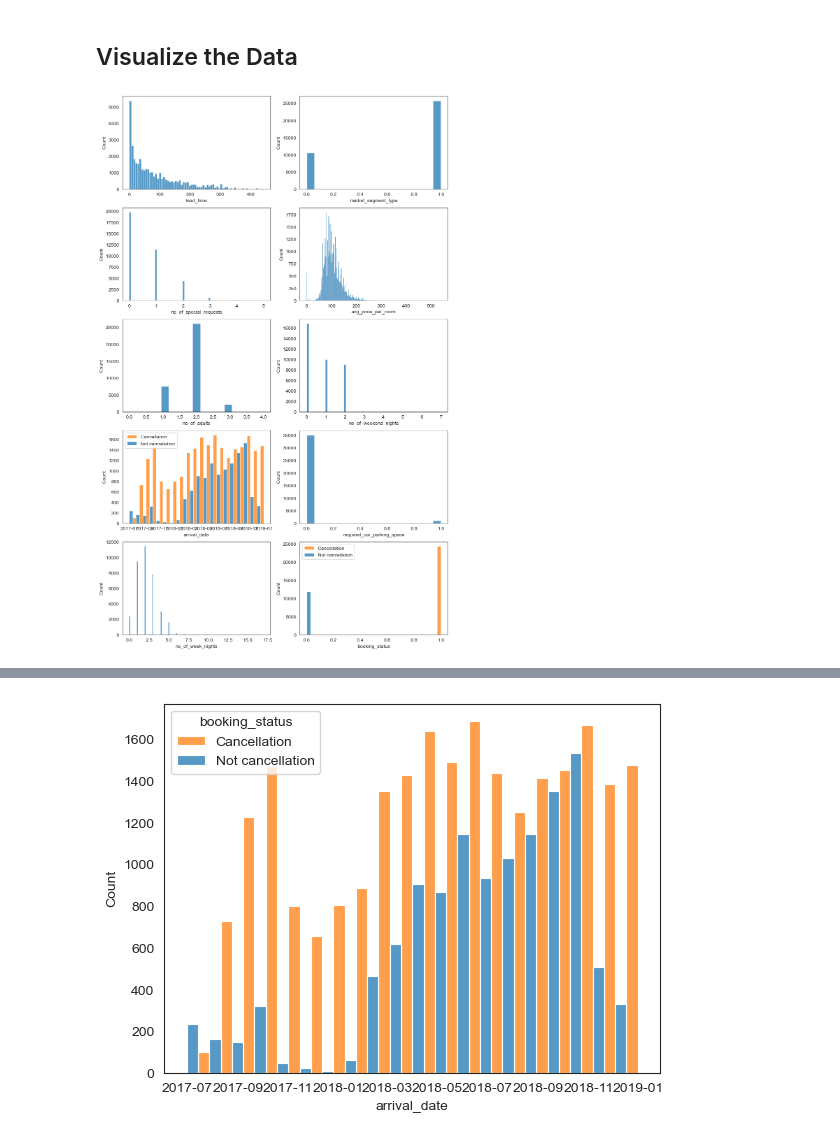
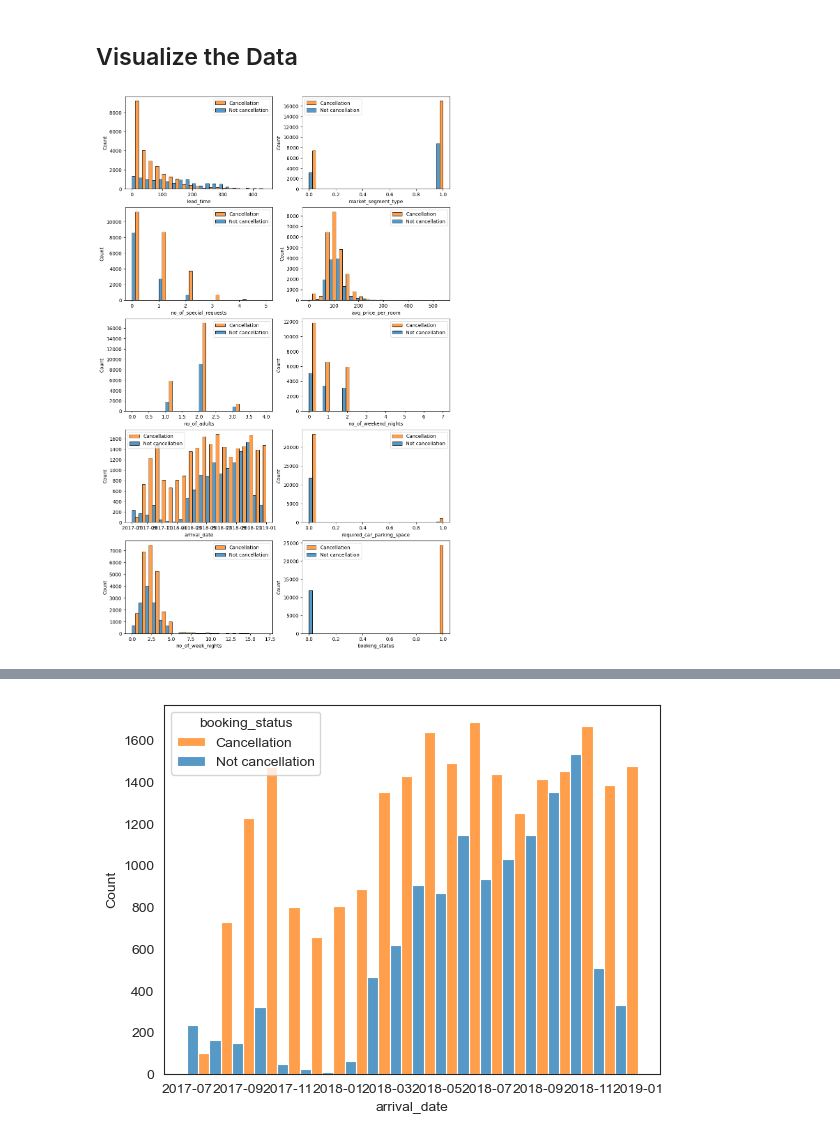
Before and after one commit to notfakearcher/yanjun, a Jupyter notebook: projects/statistics/central_tendency/cancellation _booking/cancellation_booking.ipynb, the cells around one changed output, grey strips where cells are left out. Drawn from its saved outputs; the diff is of its cells as text; code cells hidden in the pictures.

```diff
--- a/projects/statistics/central_tendency/cancellation _booking/cancellation_booking.ipynb
+++ b/projects/statistics/central_tendency/cancellation _booking/cancellation_booking.ipynb
@@ -117,18 +117,12 @@ booking[object_type] = booking.select_dtypes('object').apply(le.fit_transform)
 # %%
 # visualize each feature in dataset
 fig, axes = plt.subplots(nrows = 5, ncols = 2, figsize = (12, 20))
 axes = np.ravel(axes)
 for i,j in enumerate(booking.columns):
-  if i == 6:
-    sns.axes_style('white')
-    # sns.histplot(data = booking, x = j, hue = 'booking_status', bins = 20, multiple = 'stack')
-    sns.histplot(data = booking, x = j, hue = 'booking_status', bins = 20, multiple = 'dodge', ax = axes[i])
-    axes[i].legend(labels = ['Cancellation', 'Not cancellation'])
-  elif i == 9:
-    sns.histplot(data = booking, x = j, hue = 'booking_status', multiple = 'dodge', ax = axes[i])
-    axes[i].legend(labels = ['Cancellation', 'Not cancellation'])
-  else:
-    sns.histplot(data = booking, x = j, ax = axes[i])
+  sns.axes_style('white')
+  # sns.histplot(data = booking, x = j, hue = 'booking_status', bins = 20, multiple = 'stack')
+  sns.histplot(data = booking, x = j, hue = 'booking_status', bins = 20, multiple = 'dodge', ax = axes[i])
+  axes[i].legend(labels = ['Cancellation', 'Not cancellation'])
 plt.show()
 # %% [output]
-[figure, old version]
+[figure, new version]
```
Also changed, not shown: parts of 4 cells of this notebook.
